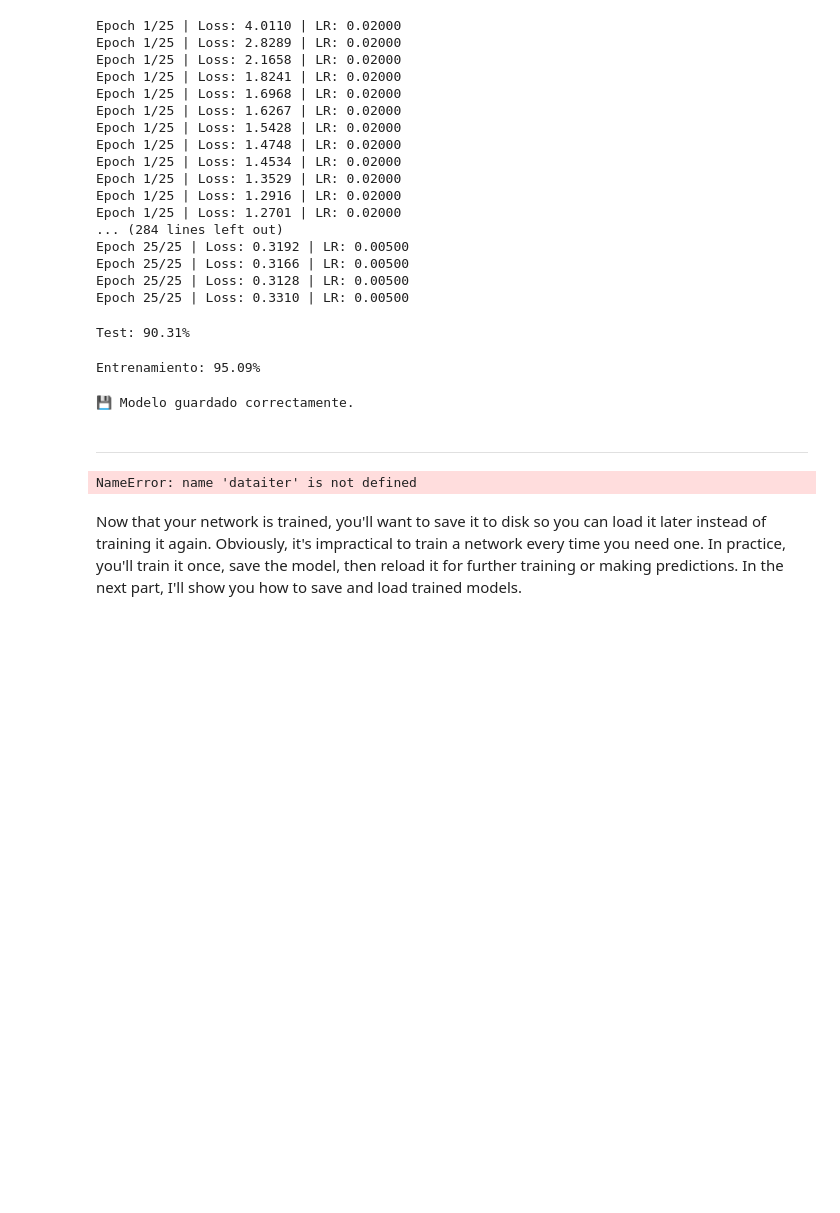
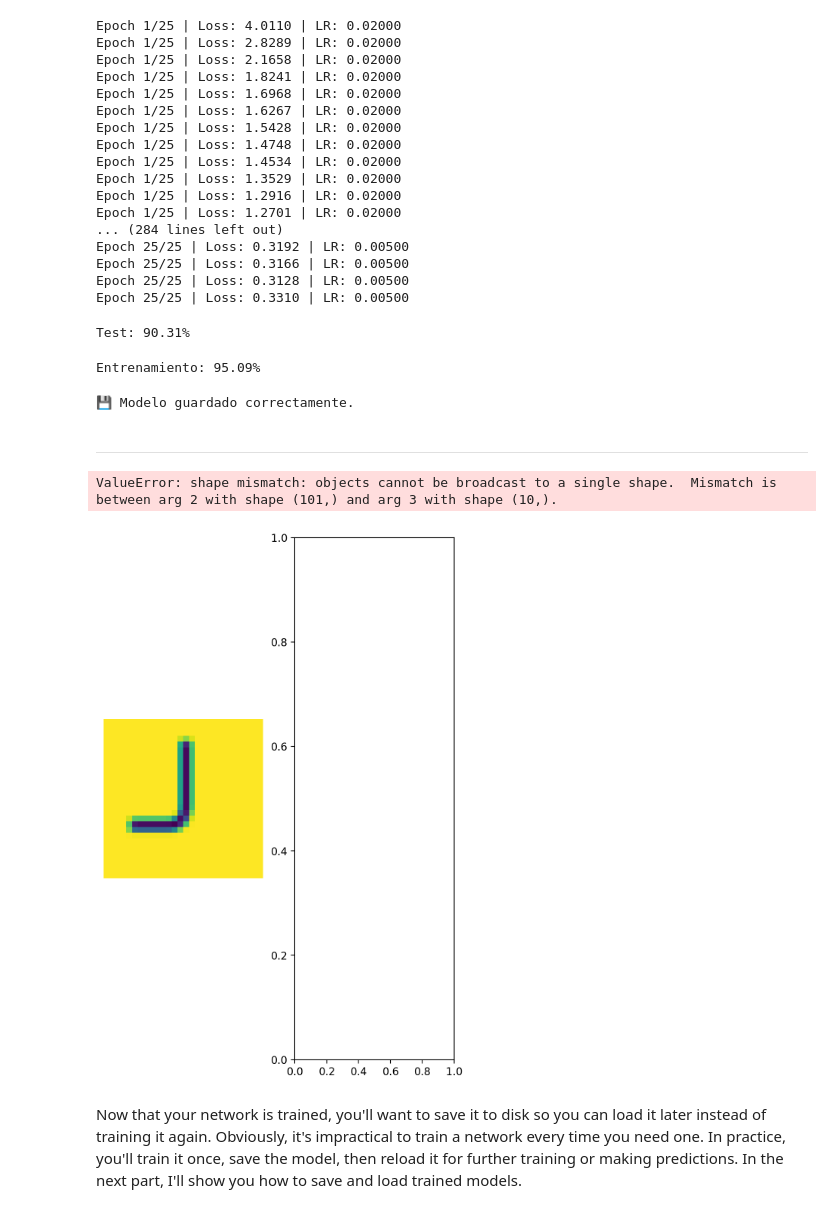
Before and after one commit to Casvill/ProyectoRedMLP, a Jupyter notebook: Part 4 - Fashion-MNIST Exercise.ipynb, the cells around one changed output. Cells and saved outputs as stored; diff of their text form; code cells hidden in the pictures; blank space fills up the shorter version.

Commit message:
helper.py actualizado

```diff
--- a/Part 4 - Fashion-MNIST Exercise.ipynb
+++ b/Part 4 - Fashion-MNIST Exercise.ipynb
@@ -241,28 +241,36 @@ print("💾 Modelo guardado correctamente.")
 💾 Modelo guardado correctamente.
 # %% [markdown]
 ___
+# %%
+# --- EVALUACIÓN / PREDICCIÓN (Optimizada) ---
+model.eval()
+
+# Crear el iterador solo una vez (fuera de ciclos)
+if 'dataiter' not in locals():
+    dataiter = iter(trainloader)
 # %%
 
 # Obtener un batch (solo si no hay otro pendiente)
 try:
     images, labels = next(dataiter)
 except StopIteration:
     dataiter = iter(trainloader)
     images, labels = next(dataiter)
 
 # Seleccionar una imagen (sin volver a transformar todo el batch)
 img = images[0].unsqueeze(0).view(1, 784).to(device)
 
 # Desactivar gradientes para evaluación
 with torch.no_grad():
     logits = model(img)
 
 # Calcular probabilidades
 ps = F.softmax(logits, dim=1)
 
 # Mostrar imagen y predicción
-helper.view_classify(images[0].view(1, 28, 28).cpu(), ps.cpu(), version="Fashion")
+helper.view_classify(images[0].view(1, 28, 28).cpu(), ps.cpu())
 # %% [output]
-NameError: name 'dataiter' is not defined
+ValueError: shape mismatch: objects cannot be broadcast to a single shape.  Mismatch is between arg 2 with shape (101,) and arg 3 with shape (10,).
+[figure, added]
 # %% [markdown]
 Now that your network is trained, you'll want to save it to disk so you can load it later instead of training it again. Obviously, it's impractical to train a network every time you need one. In practice, you'll train it once, save the model, then reload it for further training or making predictions. In the next part, I'll show you how to save and load trained models.
```
Also changed, not shown: 1 other file.
